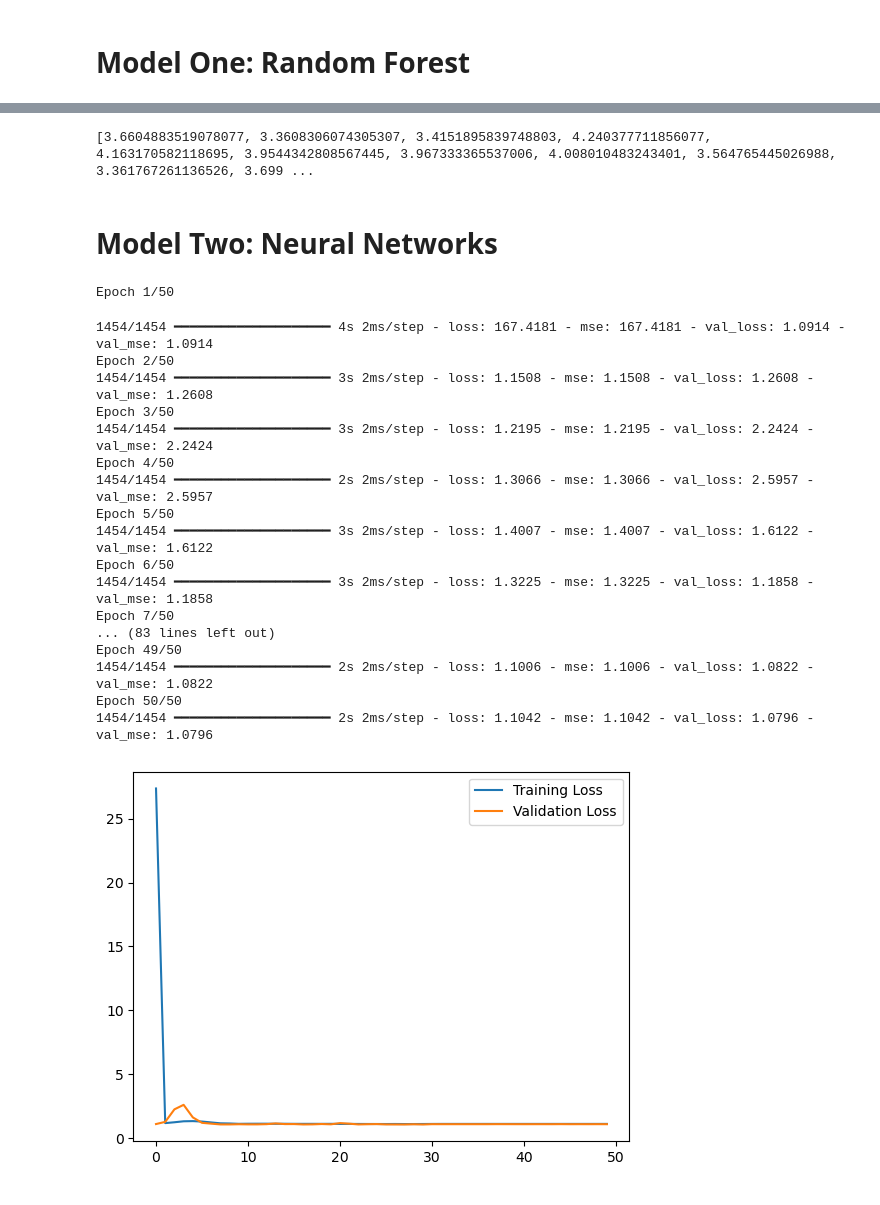
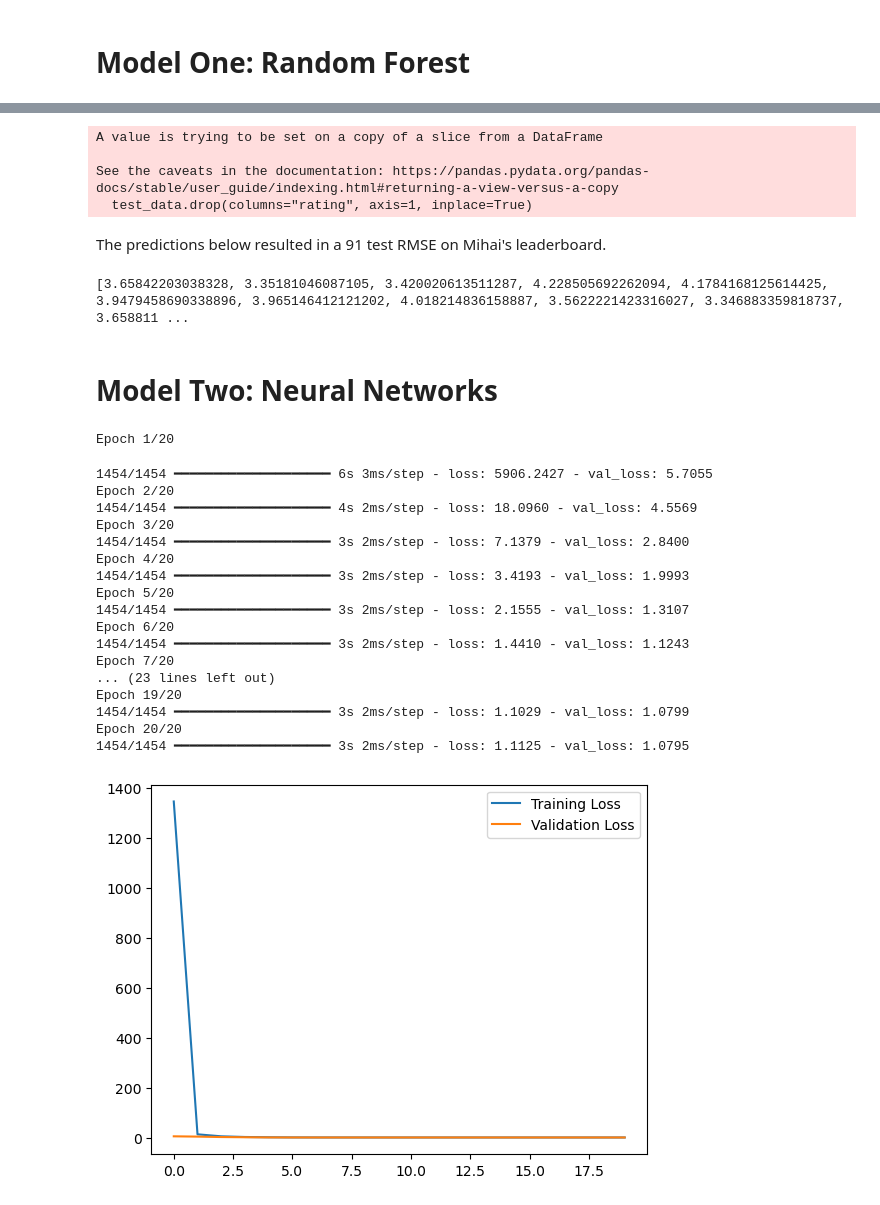
Before and after one commit to stephanieajah/6100finalproject, a Jupyter notebook: Movie ratings.ipynb, the cells around one changed output, grey strips where cells are left out. Saved outputs shown, nothing was run; the diff lists cells and outputs as text; code cells hidden in the pictures.

```diff
--- a/Movie ratings.ipynb
+++ b/Movie ratings.ipynb
@@ -147,9 +129,9 @@ dtype: int64
 merged_df['moviename_tokens'] = merged_df['moviename'].str.lower().str.split()
 merged_df['genres_tokens'] = merged_df['genres'].str.lower().str.split()
 sentences = merged_df['moviename_tokens'].tolist() + merged_df['genres_tokens'].tolist()
-model = Word2Vec(sentences, vector_size=50, window=5, min_count=1, workers=4)
-# 100
-# Aggregate embeddings for each record
+model = Word2Vec(sentences, vector_size=15, window=5, min_count=1, workers=4)
+
+# Aggregating embeddings for each record
 def aggregate_embeddings(tokens, model):
     vectors = [model.wv[word] for word in tokens if word in model.wv]
     if vectors:  # Check if the list is not empty
@@ -228,5 +206,15 @@ Validation MSE: 0.9321168167086185
+# %%
+# dropping response variable in test data
+test_data.drop(columns="rating", axis=1, inplace=True)
+# %% [output]
+A value is trying to be set on a copy of a slice from a DataFrame
+
+See the caveats in the documentation: https://pandas.pydata.org/pandas-docs/stable/user_guide/indexing.html#returning-a-view-versus-a-copy
+  test_data.drop(columns="rating", axis=1, inplace=True)
+# %% [markdown]
+The predictions below resulted in a 91 test RMSE on Mihai's leaderboard.
 # %%
-# Step 4: Predict on the validation set
+# Step 4: Predict on the test set
 y_pred_test = model.predict(test_data)
 
 rounded_test_predictions = y_pred_test.tolist()
@@ -234,55 +222,54 @@ rounded_test_predictions = y_pred_test.tolist()
 # Print the final binary predictions
 print(rounded_test_predictions)
 # %% [output]
-[3.6604883519078077, 3.3608306074305307, 3.4151895839748803, 4.240377711856077, 4.163170582118695, 3.9544342808567445, 3.967333365537006, 4.008010483243401, 3.564765445026988, 3.361767261136526, 3.699 ...
+[3.65842203038328, 3.35181046087105, 3.420020613511287, 4.228505692262094, 4.1784168125614425, 3.9479458690338896, 3.965146412121202, 4.018214836158887, 3.5622221423316027, 3.346883359818737, 3.658811 ...
 # %% [markdown]
 # Model Two: Neural Networks
 # %%
-# Create the single-layered neural network
-# model = Sequential([
-#     Dense(units=1, activation='linear', input_shape=(X_train.shape[1],))
-# ])
-
 model = Sequential([
-    Dense(units=64, activation='relu', input_shape=(X_train.shape[1],)),
-    Dense(units=16, activation='relu'),
-    Dense(units=32, activation='relu'),
+    Dense(units=128, activation='relu', input_shape=(X_train.shape[1],),
+          kernel_regularizer=l2(0)),  # L2 regularization
+    Dropout(0.5),  # Dropout with 30% rate
+    Dense(units=64, activation='relu', kernel_regularizer=l2(0)),
+    Dropout(0.5),
+    Dense(units=32, activation='relu', kernel_regularizer=l2(0)),
+    Dropout(0.5),
     Dense(units=1, activation='linear')  # Output layer
 ])
 
 # Compile the model
-model.compile(optimizer='adam', loss='mean_squared_error', metrics=['mse'])
+model.compile(optimizer='adam', loss='mean_squared_error')
 
 # Train the model
-history = model.fit(X_train, y_train,  validation_data=(X_valid, y_valid), epochs=50, batch_size=50, verbose=1)
+history = model.fit(X_train, y_train,  validation_data=(X_valid, y_valid), epochs=20, batch_size=50, verbose=1)
 
 plt.plot(history.history['loss'], label='Training Loss')
 plt.plot(history.history['val_loss'], label='Validation Loss')
 plt.legend()
 plt.show()
 
 #Predict on the training set
 y_train_pred = model.predict(X_train)
 
 # Make predictions
 y_val_pred = model.predict(X_valid)
 # %% [output]
-Epoch 1/50
+Epoch 1/20
-1454/1454 ━━━━━━━━━━━━━━━━━━━━ 4s 2ms/step - loss: 167.4181 - mse: 167.4181 - val_loss: 1.0914 - val_mse: 1.0914
-Epoch 2/50
-1454/1454 ━━━━━━━━━━━━━━━━━━━━ 3s 2ms/step - loss: 1.1508 - mse: 1.1508 - val_loss: 1.2608 - val_mse: 1.2608
-Epoch 3/50
-1454/1454 ━━━━━━━━━━━━━━━━━━━━ 3s 2ms/step - loss: 1.2195 - mse: 1.2195 - val_loss: 2.2424 - val_mse: 2.2424
-Epoch 4/50
-1454/1454 ━━━━━━━━━━━━━━━━━━━━ 2s 2ms/step - loss: 1.3066 - mse: 1.3066 - val_loss: 2.5957 - val_mse: 2.5957
-Epoch 5/50
-1454/1454 ━━━━━━━━━━━━━━━━━━━━ 3s 2ms/step - loss: 1.4007 - mse: 1.4007 - val_loss: 1.6122 - val_mse: 1.6122
-Epoch 6/50
-1454/1454 ━━━━━━━━━━━━━━━━━━━━ 3s 2ms/step - loss: 1.3225 - mse: 1.3225 - val_loss: 1.1858 - val_mse: 1.1858
-Epoch 7/50
-... (83 lines left out)
-Epoch 49/50
-1454/1454 ━━━━━━━━━━━━━━━━━━━━ 2s 2ms/step - loss: 1.1006 - mse: 1.1006 - val_loss: 1.0822 - val_mse: 1.0822
-Epoch 50/50
-1454/1454 ━━━━━━━━━━━━━━━━━━━━ 2s 2ms/step - loss: 1.1042 - mse: 1.1042 - val_loss: 1.0796 - val_mse: 1.0796
+1454/1454 ━━━━━━━━━━━━━━━━━━━━ 6s 3ms/step - loss: 5906.2427 - val_loss: 5.7055
+Epoch 2/20
+1454/1454 ━━━━━━━━━━━━━━━━━━━━ 4s 2ms/step - loss: 18.0960 - val_loss: 4.5569
+Epoch 3/20
+1454/1454 ━━━━━━━━━━━━━━━━━━━━ 3s 2ms/step - loss: 7.1379 - val_loss: 2.8400
+Epoch 4/20
+1454/1454 ━━━━━━━━━━━━━━━━━━━━ 3s 2ms/step - loss: 3.4193 - val_loss: 1.9993
+Epoch 5/20
+1454/1454 ━━━━━━━━━━━━━━━━━━━━ 3s 2ms/step - loss: 2.1555 - val_loss: 1.3107
+Epoch 6/20
+1454/1454 ━━━━━━━━━━━━━━━━━━━━ 3s 2ms/step - loss: 1.4410 - val_loss: 1.1243
+Epoch 7/20
+... (23 lines left out)
+Epoch 19/20
+1454/1454 ━━━━━━━━━━━━━━━━━━━━ 3s 2ms/step - loss: 1.1029 - val_loss: 1.0799
+Epoch 20/20
+1454/1454 ━━━━━━━━━━━━━━━━━━━━ 3s 2ms/step - loss: 1.1125 - val_loss: 1.0795
-[figure, old version]
+[figure, new version]
```
Also changed, not shown: parts of 26 cells of this notebook, 3 other files.
